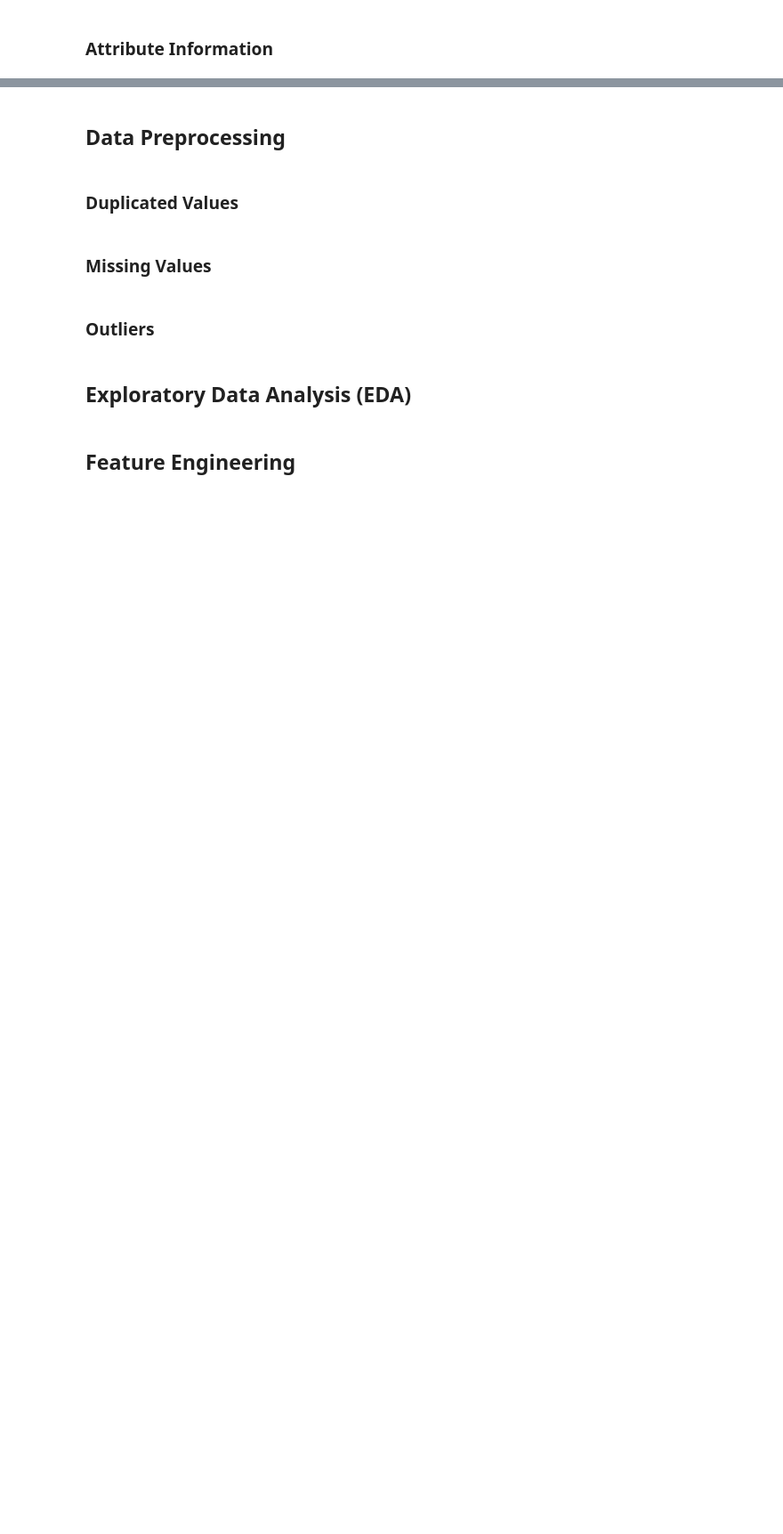
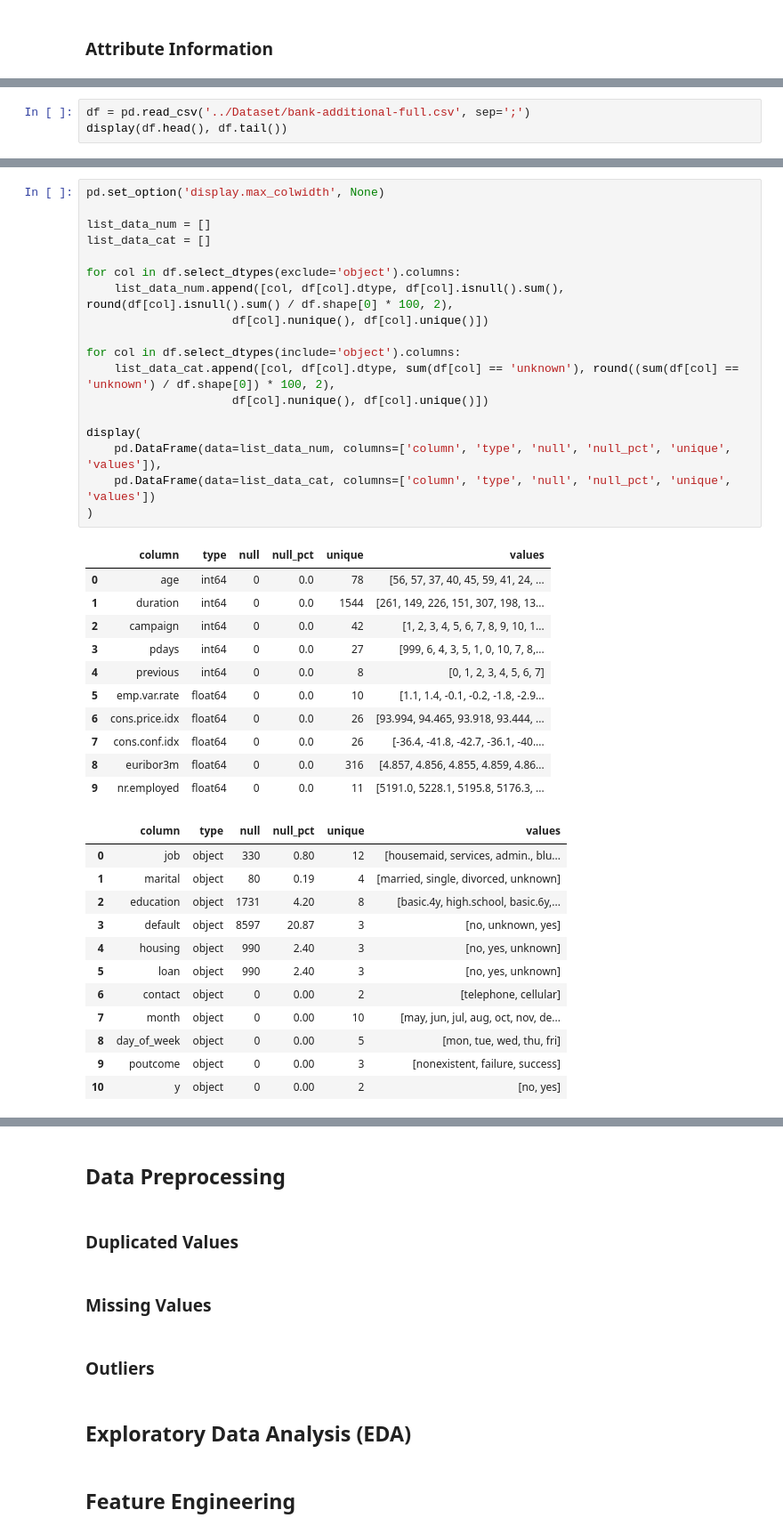
Before and after one commit to seanka/Python-BankTelemarketing-MachineLearning, a Jupyter notebook: Notebook/Notebook.ipynb, the cells around one changed output, grey strips where cells are left out. Shown: that part at 89% size. Drawn from its saved outputs; the diff is of its cells as text; blank space fills up the shorter version.

```diff
--- a/Notebook/Notebook.ipynb
+++ b/Notebook/Notebook.ipynb
@@ -95,0 +171,3 @@ Missing Attribute Values: There are several missing values in some categorical a
+# %%
+df = pd.read_csv('../Dataset/bank-additional-full.csv', sep=';')
+display(df.head(), df.tail())
@@ -95,0 +211,42 @@ Missing Attribute Values: There are several missing values in some categorical a
+# %%
+pd.set_option('display.max_colwidth', None)
+
+list_data_num = []
+list_data_cat = []
+
+for col in df.select_dtypes(exclude='object').columns:
+    list_data_num.append([col, df[col].dtype, df[col].isnull().sum(), round(df[col].isnull().sum() / df.shape[0] * 100, 2),
+                     df[col].nunique(), df[col].unique()])
+
+for col in df.select_dtypes(include='object').columns:
+    list_data_cat.append([col, df[col].dtype, sum(df[col] == 'unknown'), round((sum(df[col] == 'unknown') / df.shape[0]) * 100, 2),
+                     df[col].nunique(), df[col].unique()])
+
+display(
+    pd.DataFrame(data=list_data_num, columns=['column', 'type', 'null', 'null_pct', 'unique', 'values']),
+    pd.DataFrame(data=list_data_cat, columns=['column', 'type', 'null', 'null_pct', 'unique', 'values'])
+)
+# %% [output]
+|  | column | type | null | null_pct | unique | values |
+| 0 | age | int64 | 0 | 0.0 | 78 | [56, 57, 37, 40, 45, 59, 41, 24, ... |
+| 1 | duration | int64 | 0 | 0.0 | 1544 | [261, 149, 226, 151, 307, 198, 13... |
+| 2 | campaign | int64 | 0 | 0.0 | 42 | [1, 2, 3, 4, 5, 6, 7, 8, 9, 10, 1... |
+| 3 | pdays | int64 | 0 | 0.0 | 27 | [999, 6, 4, 3, 5, 1, 0, 10, 7, 8,... |
+| 4 | previous | int64 | 0 | 0.0 | 8 | [0, 1, 2, 3, 4, 5, 6, 7] |
+| 5 | emp.var.rate | float64 | 0 | 0.0 | 10 | [1.1, 1.4, -0.1, -0.2, -1.8, -2.9... |
+| 6 | cons.price.idx | float64 | 0 | 0.0 | 26 | [93.994, 94.465, 93.918, 93.444, ... |
+| 7 | cons.conf.idx | float64 | 0 | 0.0 | 26 | [-36.4, -41.8, -42.7, -36.1, -40.... |
+| 8 | euribor3m | float64 | 0 | 0.0 | 316 | [4.857, 4.856, 4.855, 4.859, 4.86... |
+| 9 | nr.employed | float64 | 0 | 0.0 | 11 | [5191.0, 5228.1, 5195.8, 5176.3, ... |
+|  | column | type | null | null_pct | unique | values |
+| 0 | job | object | 330 | 0.80 | 12 | [housemaid, services, admin., blu... |
+| 1 | marital | object | 80 | 0.19 | 4 | [married, single, divorced, unknown] |
+| 2 | education | object | 1731 | 4.20 | 8 | [basic.4y, high.school, basic.6y,... |
+| 3 | default | object | 8597 | 20.87 | 3 | [no, unknown, yes] |
+| 4 | housing | object | 990 | 2.40 | 3 | [no, yes, unknown] |
+| 5 | loan | object | 990 | 2.40 | 3 | [no, yes, unknown] |
+| 6 | contact | object | 0 | 0.00 | 2 | [telephone, cellular] |
+| 7 | month | object | 0 | 0.00 | 10 | [may, jun, jul, aug, oct, nov, de... |
+| 8 | day_of_week | object | 0 | 0.00 | 5 | [mon, tue, wed, thu, fri] |
+| 9 | poutcome | object | 0 | 0.00 | 3 | [nonexistent, failure, success] |
+| 10 | y | object | 0 | 0.00 | 2 | [no, yes] |
```
Also changed, not shown: parts of 21 cells of this notebook.
